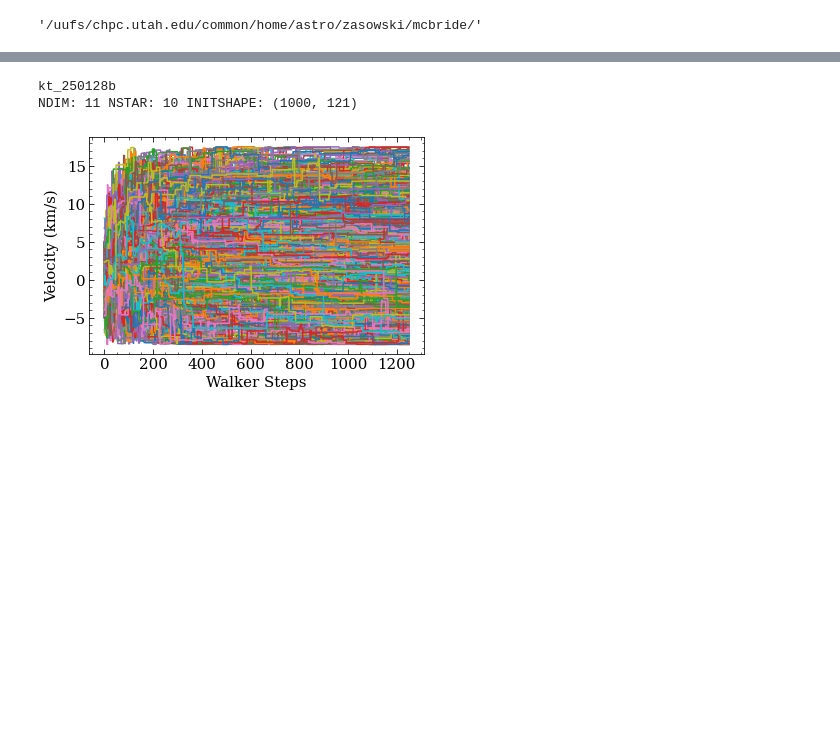
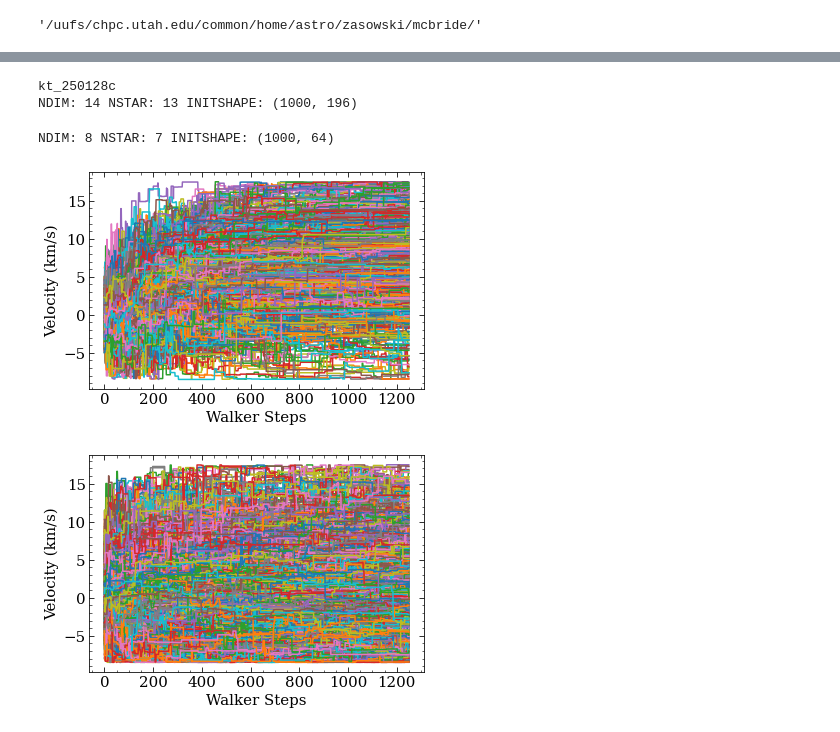
Before and after one commit to aidantmcb/microKT, a Jupyter notebook: 250109_SigClipKT_EmissionThreshold.ipynb, the cells around one changed output, grey strips where cells are left out. Saved outputs shown, nothing was run; the diff lists cells and outputs as text; code cells hidden in the pictures; blank space fills up the shorter version.

```diff
--- a/250109_SigClipKT_EmissionThreshold.ipynb
+++ b/250109_SigClipKT_EmissionThreshold.ipynb
@@ -296,8 +296,10 @@ print(len(coordinates_save))
 selected_inds = []
 # N_min_val = 25
 np.random.seed(42)
-for i in range(1):
-    bootstrap_selection = selectOnEW(CA_meta, vector = (0.05, 0.05))
+vec_size = (0.01, 0.05)
+for i in range(2):
+    vec = vec_size[i]
+    bootstrap_selection = selectOnEW(CA_meta, vector = (vec, vec))
     selected_inds.append(bootstrap_selection)
 # %%
 sig, axs = plt.subplots(nrows = 1, ncols = 2,   figsize = (10, 5))
@@ -872,8 +871,9 @@ if first_run:
 else:
     directory = data_dir + 'modelfiles/RUNS/' + run_label
 # %% [output]
-kt_250128b
-NDIM: 11 NSTAR: 10 INITSHAPE: (1000, 121)
+kt_250128c
+NDIM: 14 NSTAR: 13 INITSHAPE: (1000, 196)
+NDIM: 8 NSTAR: 7 INITSHAPE: (1000, 64)
 # %%
 name = run_label
 
@@ -902,12 +902,13 @@ for i in range(len(sightlines)):
 # %%
 for i in range(len(sightlines)):
     fig, ax = plt.subplots()
-    ax.plot(chains[i][:, :, 0])
+    ax.plot(chains[i][:, :, 1])
     ax.set_xlabel('Walker Steps')
     ax.set_ylabel('Velocity (km/s)')
     plt.show()
 # %% [output]
-[figure, old version]
+[figure, new version]
+[figure, added]
 # %%
 def model_signals_fg(rvelo, sl, dAVdd):
     # dAVdd = sl.dAVdd
```
Also changed, not shown: parts of 18 cells of this notebook.
